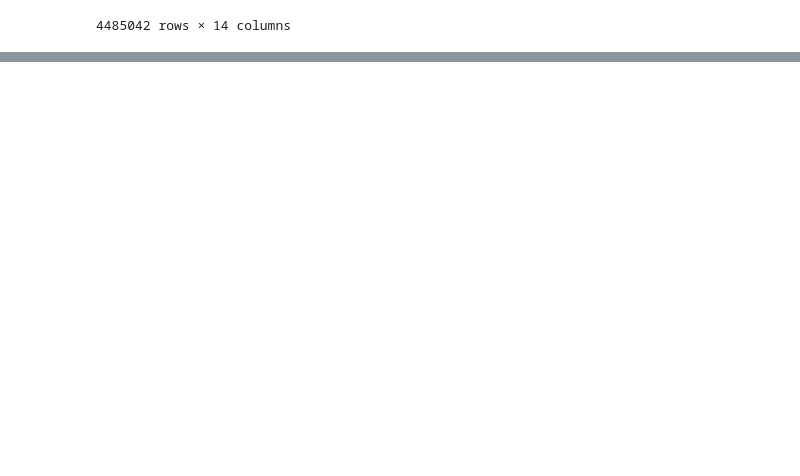
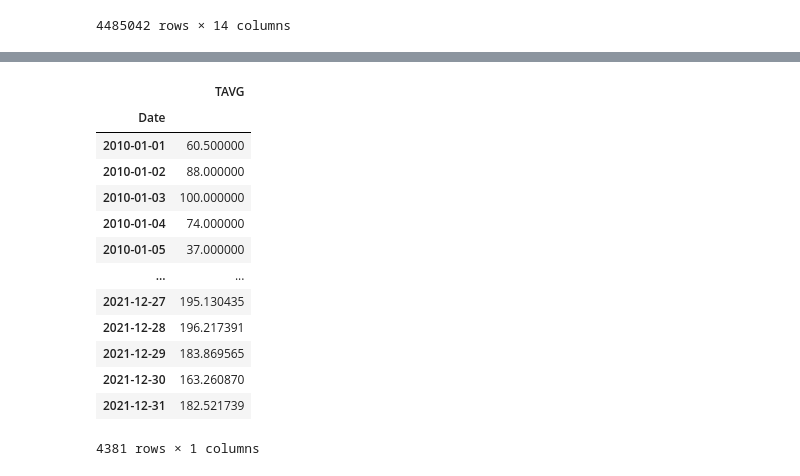
Before and after one commit to gavintchan/data200-grad-project, a Jupyter notebook: data200_grad_project.ipynb, the cells around one changed output, grey strips where cells are left out. Cells and saved outputs as stored; diff of their text form; code cells hidden in the pictures; blank space fills up the shorter version.

```diff
--- a/data200_grad_project.ipynb
+++ b/data200_grad_project.ipynb
@@ -709,0 +758,23 @@ sns.lineplot(data=test_df, x='Day of Year', y='TAVG')
+# %%
+df_weather_texas_by_date = (
+    df_weather_texas
+    .groupby('Date')[['TAVG']]
+    .mean()
+)
+
+df_weather_texas_by_date
+# %% [output]
+|  | TAVG |
+| Date |  |
+| 2010-01-01 | 60.500000 |
+| 2010-01-02 | 88.000000 |
+| 2010-01-03 | 100.000000 |
+| 2010-01-04 | 74.000000 |
+| 2010-01-05 | 37.000000 |
+| ... | ... |
+| 2021-12-27 | 195.130435 |
+| 2021-12-28 | 196.217391 |
+| 2021-12-29 | 183.869565 |
+| 2021-12-30 | 163.260870 |
+| 2021-12-31 | 182.521739 |
+4381 rows × 1 columns
```
Also changed, not shown: parts of 11 cells of this notebook.
